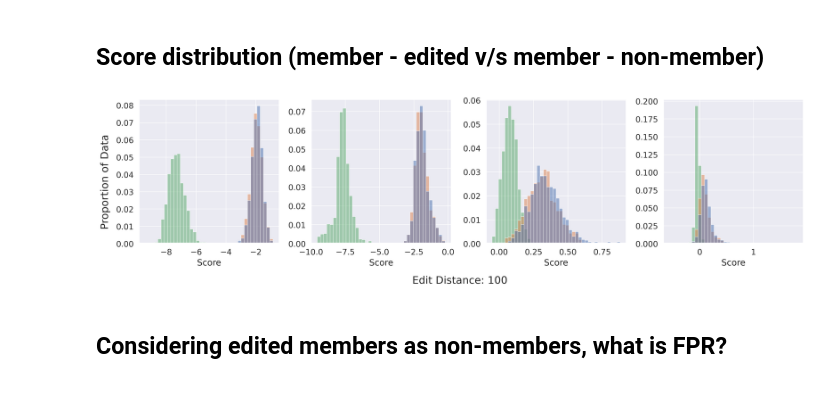
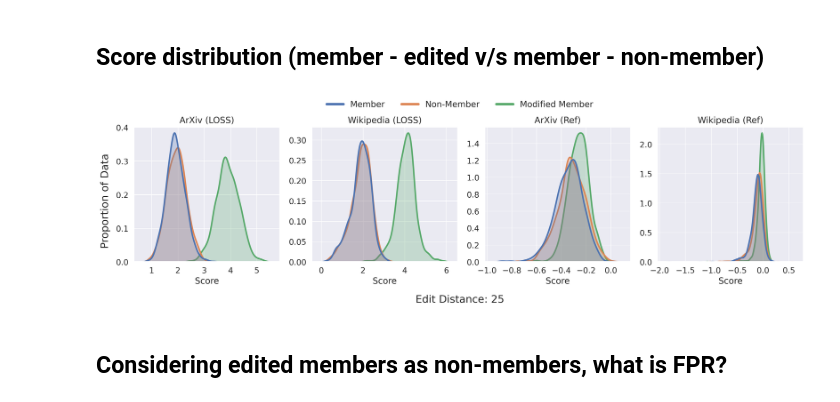
Before and after one commit to iamgroot42/mimir, a Jupyter notebook: inspect_mi.ipynb, the cells around one changed output. Drawn from its saved outputs; the diff is of its cells as text; code cells hidden in the pictures.

```diff
--- a/inspect_mi.ipynb
+++ b/inspect_mi.ipynb
@@ -19,8 +19,8 @@ mpl.rcParams["font.family"] = "Times New Roman"
 # %%
 SOURCE_NAME_MAP = {
     'arxiv': 'ArXiv',
-    #'wikipedia_(en)': 'Wikipedia',
-    'hackernews': 'HackerNews',
+    'wikipedia_(en)': 'Wikipedia',
+   'hackernews': 'HackerNews',
     # 'github': 'Github'
 }
 sources = list(SOURCE_NAME_MAP.keys())
@@ -114,4 +116,4 @@ get_auc_from_thresholds(preds_member_, preds_nonmember_)
 # %%
-edited_members_scores = "/mmfs1/gscratch/h2lab/micdun/mimir/edit_distance_members/scores/wikipedia_(en).json"
+edited_members_scores = "/mmfs1/gscratch/xlab/micdun/mimir/edit_distance_members/scores/wikipedia_(en).json"
 with open(edited_members_scores, 'r') as f:
     d = json.load(f)
@@ -203,8 +207,14 @@ df.groupby('edit distance').mean()
 | 100 | 0.839357 |
 # %% [markdown]
 ## Score distribution (member - edited v/s member - non-member)
+# %%
+def get_edited_member_scores(src: str, atk: str):
+    with open(f"./edit_distance_members/scores/ed/{src}.json", 'r') as f:
+        d = json.load(f)
+    care = d[atk]
+    return care
 # %%
-edit_dist = 100 # [10, 25, 100]
+edit_dist = 25 #[10, 25, 100]
 attacks = ['loss', 'ref-stablelm-base-alpha-3b-v2']
 
 sns.set(style="darkgrid")
@@ -224,6 +234,10 @@ fig, axs = plt.subplots(1,
 for j, attack_focus in enumerate(attacks):
     for i, source in enumerate(sources):
         preds_member_, preds_nonmember_, _ = get_source_data(source, attack_focus)
+
+        # unnegate
+        preds_member_ = -1 * preds_member_
+        preds_nonmember_ = -1 * preds_nonmember_
         care = get_edited_member_scores(source, attack_focus)
         curr_axs = axs[j * len(attacks) + i]
         df = []
@@ -232,43 +246,49 @@ for j, attack_focus in enumerate(attacks):
         for x in preds_nonmember_:
             df.append({'Score': x, 'Source': 'Non-Member'})
 
-        all_trials = - np.array(list(care[f'{edit_dist}'].values())).mean(0)
+        all_trials = np.array(list(care[f'{edit_dist}'].values())).mean(0)
         for x in all_trials:
             df.append({'Score': x, 'Source': f"Modified Member"})
 
         ds = pd.DataFrame(df)
         suffix = 'Tokens' if edit_dist > 1 else 'Token'
-        sns.histplot(ds, x='Score', hue='Source',
-                     stat='probability',
-                     bins=40,
+        # sns.histplot(ds, x='Score', hue='Source',
+        #              stat='probability',
+        #              bins=40,
+        #              # palette=sns.color_palette('bright', 3)
+        #              ax=curr_axs,kde=True)
+        sns.kdeplot(ds, x='Score', hue='Source',
+                     # stat='probability',
+                     # bins=40,
                      # palette=sns.color_palette('bright', 3)
-                     ax=curr_axs,)
+                     ax=curr_axs, fill=True, linewidths=2.5)
         curr_axs.legend([],[], frameon=False)
 
         curr_axs.set_ylabel(None)
-        if edit_dist == 10:
+        if edit_dist == 25: #10
             curr_axs.set_title(f"{SOURCE_NAME_MAP[source]} ({ATTACK_NAME_MAP[attack_focus]})")
 
 
 legend_lines, legend_names = [], []
 for k, v in COLOR_MAP.items():
     legend_lines.append(Line2D([0], [0], color=v, lw=4))
     legend_names.append(k)
 
 
-x_ax = fig.supxlabel(f'Edit Distance: {edit_dist}', y=-.1) #'% Overlap'
+x_ax = fig.supxlabel(f'Edit Distance: {edit_dist}', y=-.1) #'% Overlap'Edit Distance: {edit_dist}
 y_ax = fig.supylabel('Proportion of Data', x=-.02)
 
+# fig.suptitle(f'Edit Distance: {edit_dist}')
 # Legend plot
-if edit_dist == 10:
+if edit_dist == 25: # 10
     plt.figlegend(legend_lines, legend_names,
                   loc='upper center', bbox_to_anchor=(0.5, 1.1),
                   borderaxespad=0, ncol=5, fontsize=14,
                   facecolor='white', frameon=False)
 
-plt.savefig(f"./edit_distance_figs/edit_distance_{edit_dist}.pdf", bbox_inches="tight")
+plt.savefig(f"./edit_distance_figs/edit_distance_{edit_dist}_kde.pdf", bbox_inches="tight")
 # %% [output]
-[figure, old version]
+[figure, new version]
 # %% [markdown]
 ## Considering edited members as non-members, what is FPR?
 # %%
```
Also changed, not shown: parts of 10 cells of this notebook, 15 other files.
